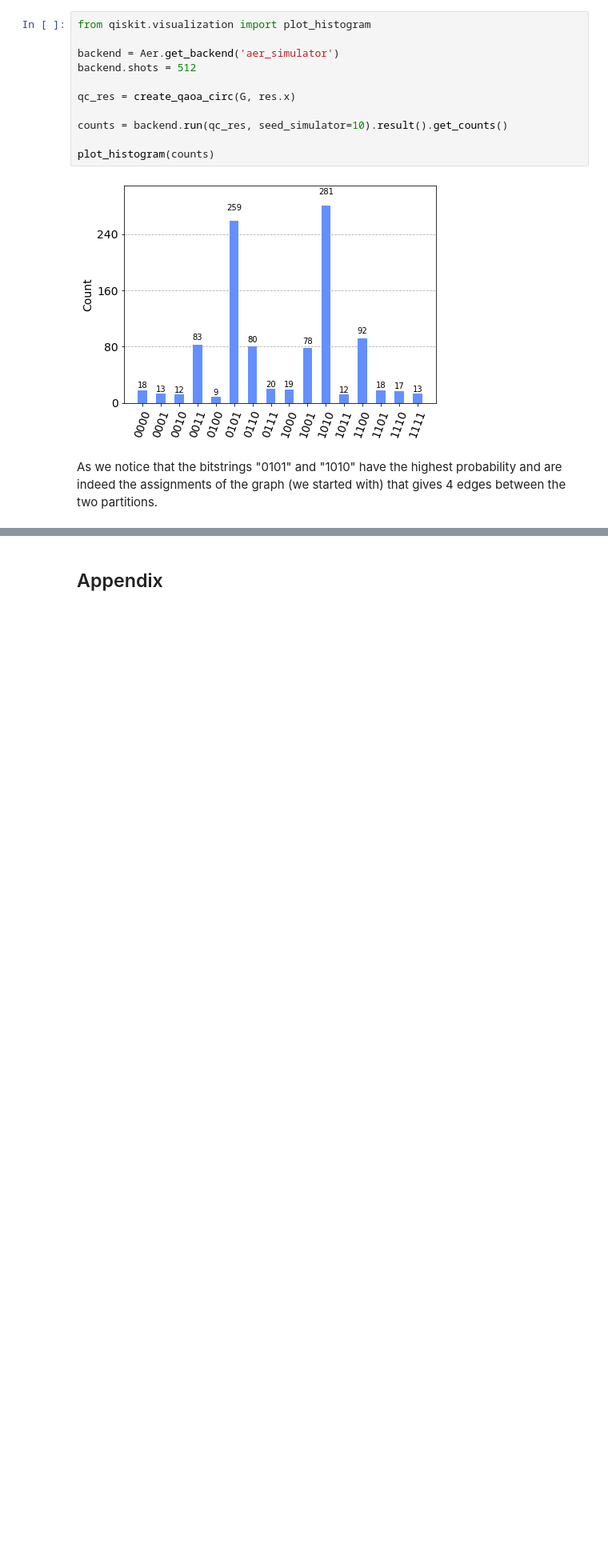
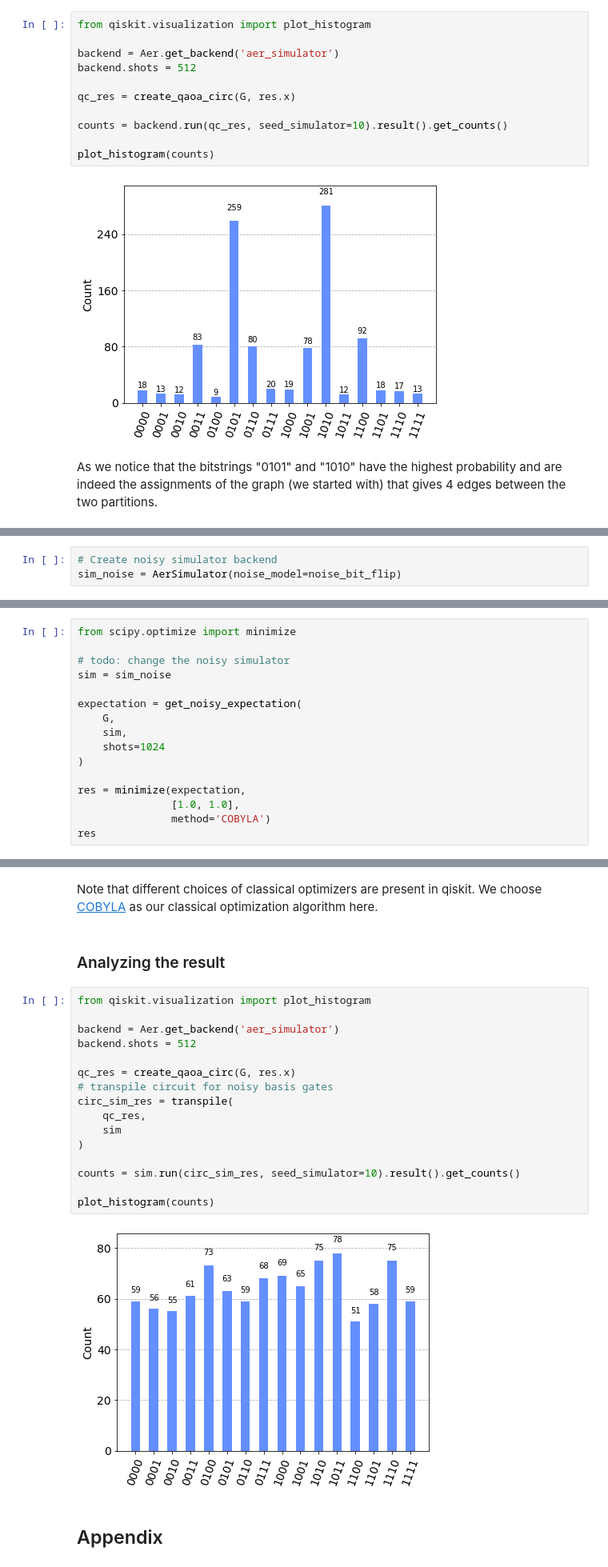
Before and after one commit to francois-marie/qiskit-demo, a Jupyter notebook: presentations/qaoa.ipynb, the cells around one changed output, grey strips where cells are left out. Shown at 80% size. Saved outputs shown, nothing was run; the diff lists cells and outputs as text; blank space fills up the shorter version.

```diff
--- a/presentations/qaoa.ipynb
+++ b/presentations/qaoa.ipynb
@@ -336,0 +385,3 @@ As we notice that the bitstrings "0101" and "1010" have the highest probability
+# %%
+# Create noisy simulator backend
+sim_noise = AerSimulator(noise_model=noise_bit_flip)
@@ -336,0 +477,16 @@ As we notice that the bitstrings "0101" and "1010" have the highest probability
+# %%
+from scipy.optimize import minimize
+
+# todo: change the noisy simulator
+sim = sim_noise
+
+expectation = get_noisy_expectation(
+    G,
+    sim,
+    shots=1024
+)
+
+res = minimize(expectation,
+               [1.0, 1.0],
+               method='COBYLA')
+res
@@ -337,3 +501,25 @@ As we notice that the bitstrings "0101" and "1010" have the highest probability
+# %% [markdown]
+Note that different choices of classical optimizers are present in qiskit. We choose [COBYLA](https://github.com/Qiskit/qiskit-terra/blob/main/qiskit/algorithms/optimizers/cobyla.py) as our classical optimization algorithm here.
+# %% [markdown]
+### Analyzing the result
+# %%
+from qiskit.visualization import plot_histogram
+
+backend = Aer.get_backend('aer_simulator')
+backend.shots = 512
+
+qc_res = create_qaoa_circ(G, res.x)
+# transpile circuit for noisy basis gates
+circ_sim_res = transpile(
+    qc_res,
+    sim
+)
+
+counts = sim.run(circ_sim_res, seed_simulator=10).result().get_counts()
+
+plot_histogram(counts)
+# %% [output]
+[figure, added]
 # %% [markdown]
 ## Appendix
 # %% [markdown]
```
Also changed, not shown: parts of 11 cells of this notebook, 1 other file.
